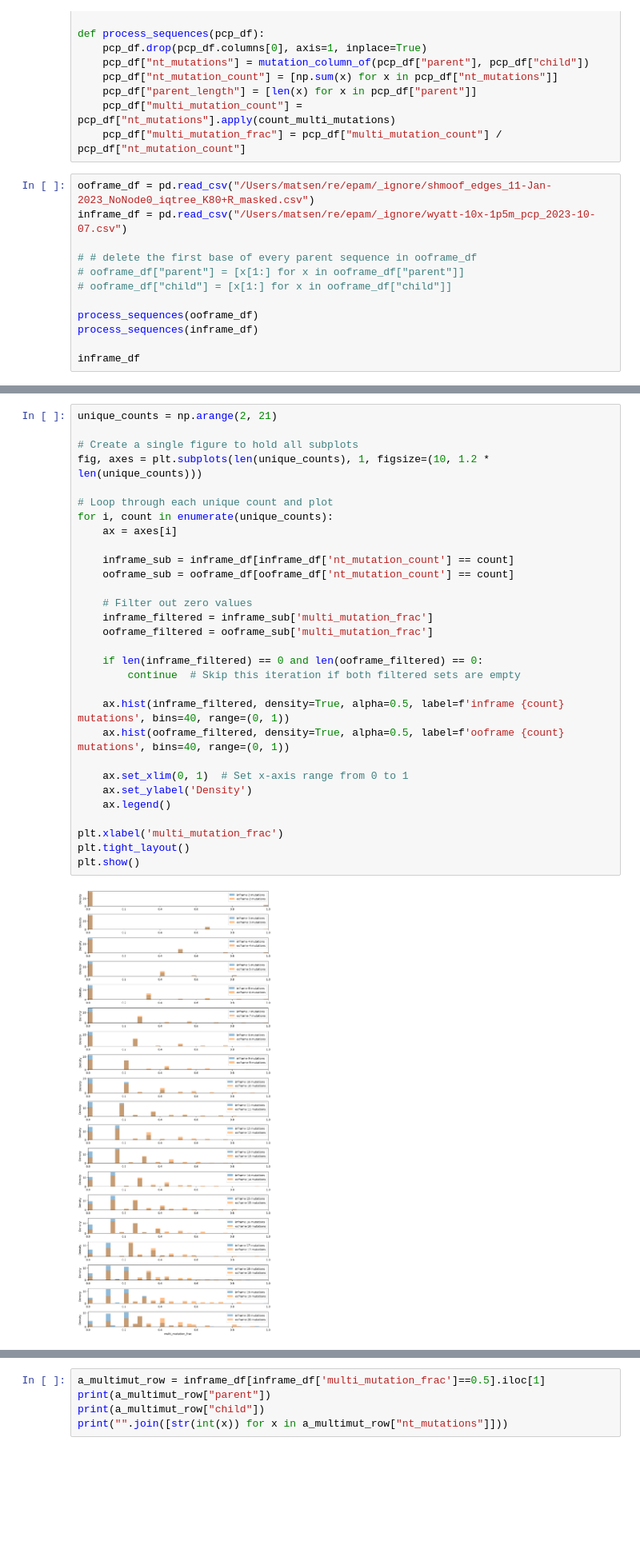
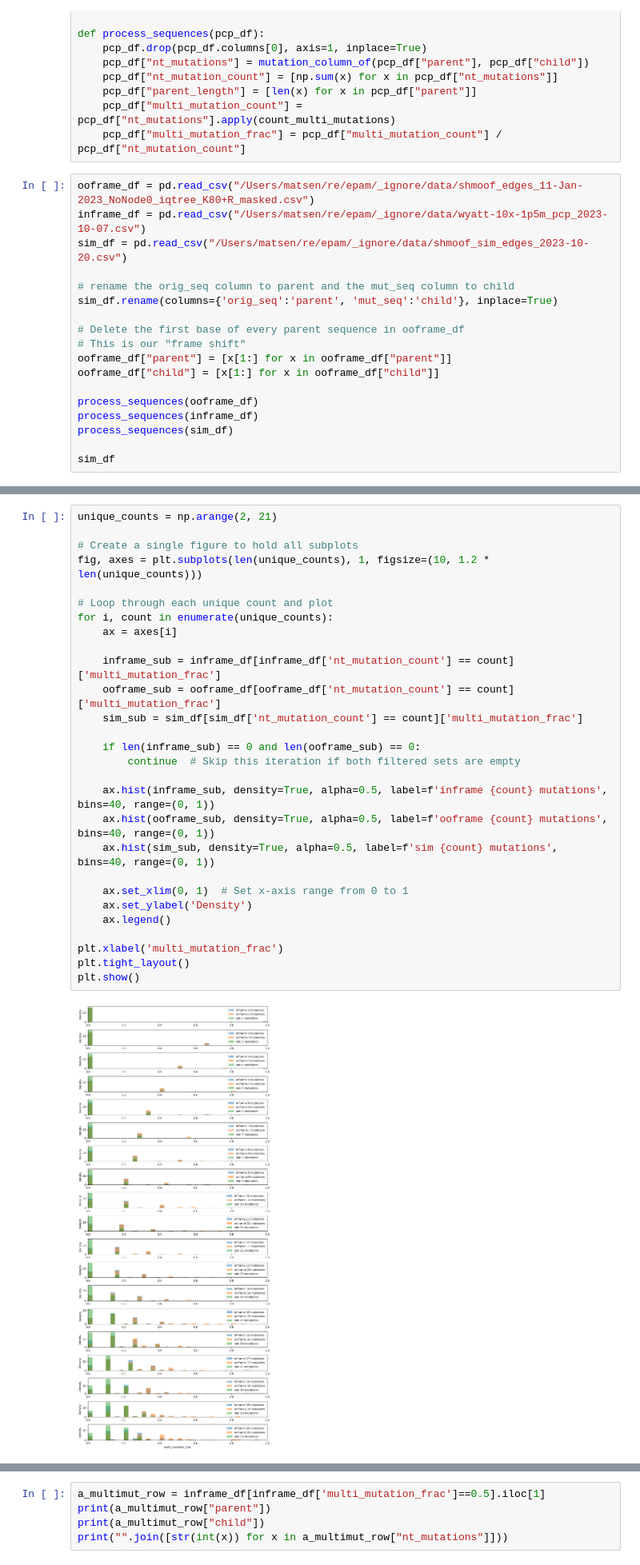
Before and after one commit to matsengrp/epam, a Jupyter notebook: notebooks/multinucleotide.ipynb, the cells around one changed output, grey strips where cells are left out. Shown: that part at 80% size. Saved outputs shown, nothing was run; the diff lists cells and outputs as text; blank space fills up the shorter version.

Commit message:
sims in multinuc

```diff
--- a/notebooks/multinucleotide.ipynb
+++ b/notebooks/multinucleotide.ipynb
@@ -55,15 +55,21 @@ def process_sequences(pcp_df):
     pcp_df["multi_mutation_count"] = pcp_df["nt_mutations"].apply(count_multi_mutations)
     pcp_df["multi_mutation_frac"] = pcp_df["multi_mutation_count"] / pcp_df["nt_mutation_count"]
 # %%
-ooframe_df = pd.read_csv("/Users/matsen/re/epam/_ignore/shmoof_edges_11-Jan-2023_NoNode0_iqtree_K80+R_masked.csv")
-inframe_df = pd.read_csv("/Users/matsen/re/epam/_ignore/wyatt-10x-1p5m_pcp_2023-10-07.csv")
+ooframe_df = pd.read_csv("/Users/matsen/re/epam/_ignore/data/shmoof_edges_11-Jan-2023_NoNode0_iqtree_K80+R_masked.csv")
+inframe_df = pd.read_csv("/Users/matsen/re/epam/_ignore/data/wyatt-10x-1p5m_pcp_2023-10-07.csv")
+sim_df = pd.read_csv("/Users/matsen/re/epam/_ignore/data/shmoof_sim_edges_2023-10-20.csv")
 
-# # delete the first base of every parent sequence in ooframe_df
-# ooframe_df["parent"] = [x[1:] for x in ooframe_df["parent"]]
-# ooframe_df["child"] = [x[1:] for x in ooframe_df["child"]]
+# rename the orig_seq column to parent and the mut_seq column to child
+sim_df.rename(columns={'orig_seq':'parent', 'mut_seq':'child'}, inplace=True)
+
+# Delete the first base of every parent sequence in ooframe_df
+# This is our "frame shift"
+ooframe_df["parent"] = [x[1:] for x in ooframe_df["parent"]]
+ooframe_df["child"] = [x[1:] for x in ooframe_df["child"]]
 
 process_sequences(ooframe_df)
 process_sequences(inframe_df)
+process_sequences(sim_df)
 
-inframe_df
+sim_df
 # %% [output]
@@ -195,32 +130,30 @@ inframe_df["multi_mutation_frac"].hist()
 # %%
 unique_counts = np.arange(2, 21)
 
 # Create a single figure to hold all subplots
 fig, axes = plt.subplots(len(unique_counts), 1, figsize=(10, 1.2 * len(unique_counts)))
 
 # Loop through each unique count and plot
 for i, count in enumerate(unique_counts):
     ax = axes[i]
 
-    inframe_sub = inframe_df[inframe_df['nt_mutation_count'] == count]
-    ooframe_sub = ooframe_df[ooframe_df['nt_mutation_count'] == count]
+    inframe_sub = inframe_df[inframe_df['nt_mutation_count'] == count]['multi_mutation_frac']
+    ooframe_sub = ooframe_df[ooframe_df['nt_mutation_count'] == count]['multi_mutation_frac']
+    sim_sub = sim_df[sim_df['nt_mutation_count'] == count]['multi_mutation_frac']
 
-    # Filter out zero values
-    inframe_filtered = inframe_sub['multi_mutation_frac']
-    ooframe_filtered = ooframe_sub['multi_mutation_frac']
-
-    if len(inframe_filtered) == 0 and len(ooframe_filtered) == 0:
+    if len(inframe_sub) == 0 and len(ooframe_sub) == 0:
         continue  # Skip this iteration if both filtered sets are empty
 
-    ax.hist(inframe_filtered, density=True, alpha=0.5, label=f'inframe {count} mutations', bins=40, range=(0, 1))
-    ax.hist(ooframe_filtered, density=True, alpha=0.5, label=f'ooframe {count} mutations', bins=40, range=(0, 1))
+    ax.hist(inframe_sub, density=True, alpha=0.5, label=f'inframe {count} mutations', bins=40, range=(0, 1))
+    ax.hist(ooframe_sub, density=True, alpha=0.5, label=f'ooframe {count} mutations', bins=40, range=(0, 1))
+    ax.hist(sim_sub, density=True, alpha=0.5, label=f'sim {count} mutations', bins=40, range=(0, 1))
 
     ax.set_xlim(0, 1)  # Set x-axis range from 0 to 1
     ax.set_ylabel('Density')
     ax.legend()
 
 plt.xlabel('multi_mutation_frac')
 plt.tight_layout()
 plt.show()
 # %% [output]
-[figure, old version]
+[figure, new version]
```
Also changed, not shown: parts of 9 cells of this notebook.
